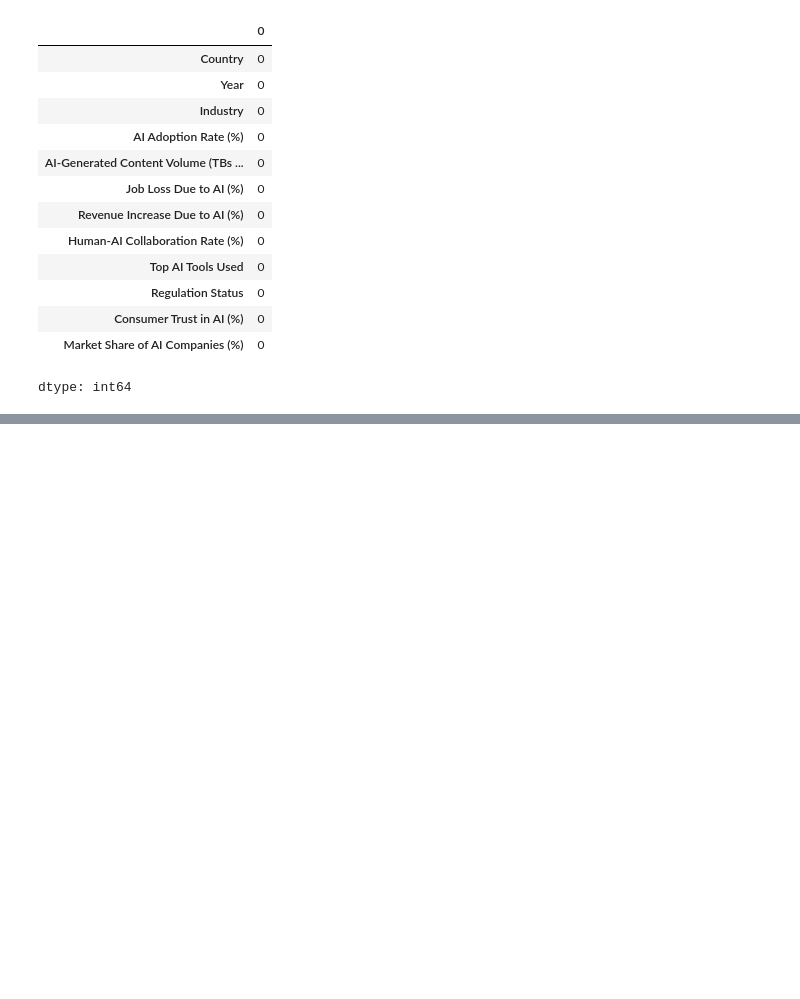
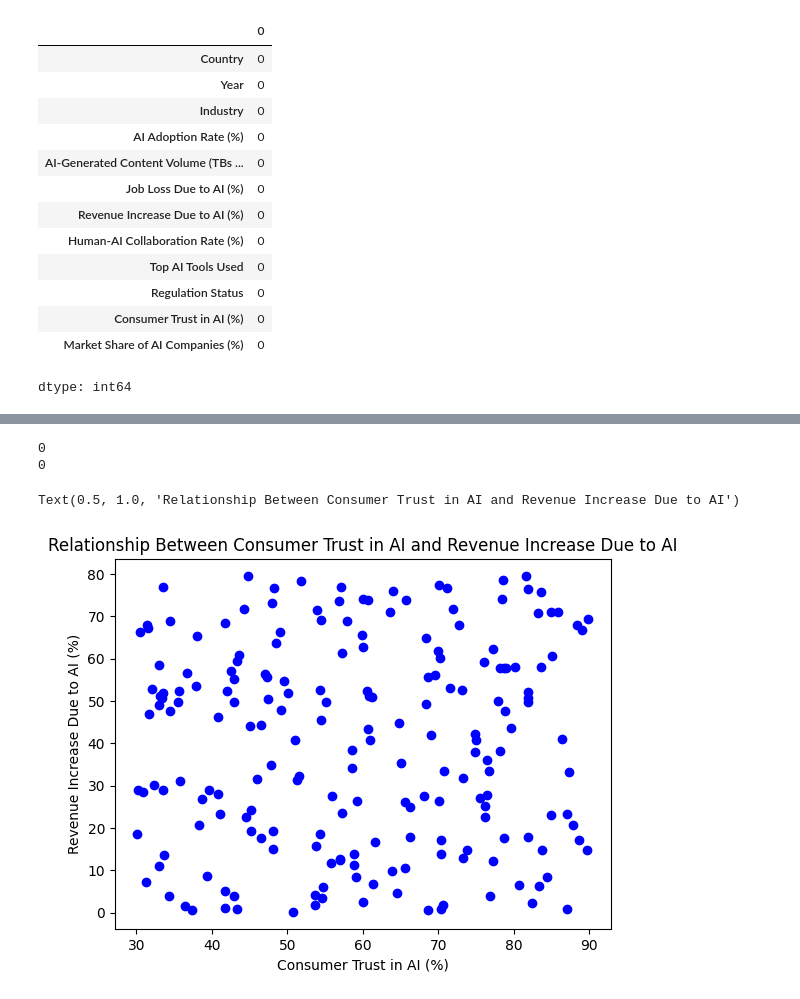
Before and after one commit to sarahchaewon/DSRP_, a Jupyter notebook: test.ipynb, the cells around one changed output, grey strips where cells are left out. Drawn from its saved outputs; the diff is of its cells as text; code cells hidden in the pictures; blank space fills up the shorter version.

```diff
--- a/test.ipynb
+++ b/test.ipynb
@@ -37,8 +37,3 @@ Data columns (total 12 columns):
  11  Market Share of AI Companies (%)            200 non-null    float64
 dtypes: float64(7), int64(1), object(4)
 memory usage: 18.9+ KB
-# %%
-# count how many duplicates are in the dataset / drop duplicates
-df.duplicated().sum()
-df = df.drop_duplicates()
-print(df.duplicated().sum())
@@ -82,4 +62,0 @@ dtype: object
-# %%
-# Remove spaces
-df['Country'] = df['Country'].str.strip()
-print(df['Country'].unique())
@@ -167,0 +75,23 @@ plt.show()
+# %%
+# check for nonsensical values
+year_out_of_range = df[(df["Year"]<2020)|(df["Year"]>2025)]
+print(len(year_out_of_range))
+
+percentage_columns = ["AI Adoption Rate (%)", "Job Loss Due to AI (%)", "Revenue Increase Due to AI (%)", "Human-AI Collaboration Rate (%)", "Consumer Trust in AI (%)", "Market Share of AI Companies (%)"]
+for col in percentage_columns :
+  percentage_out_of_range = df[(df[col]<0) | (df[col]>100)]
+print(len(percentage_out_of_range))
+# %% [output]
+0
+0
+# %%
+# Creating a scatterplot for relationship between Consumer Trust in AI and Revenue Increase Due to AI
+x = df["Consumer Trust in AI (%)"]
+y = df["Revenue Increase Due to AI (%)"]
+plt.scatter(x,y,c='blue', marker='o')
+plt.xlabel("Consumer Trust in AI (%)")
+plt.ylabel("Revenue Increase Due to AI (%)")
+plt.title("Relationship Between Consumer Trust in AI and Revenue Increase Due to AI")
+# %% [output]
+Text(0.5, 1.0, 'Relationship Between Consumer Trust in AI and Revenue Increase Due to AI')
+[figure, added]
```
Also changed, not shown: parts of 13 cells of this notebook.
